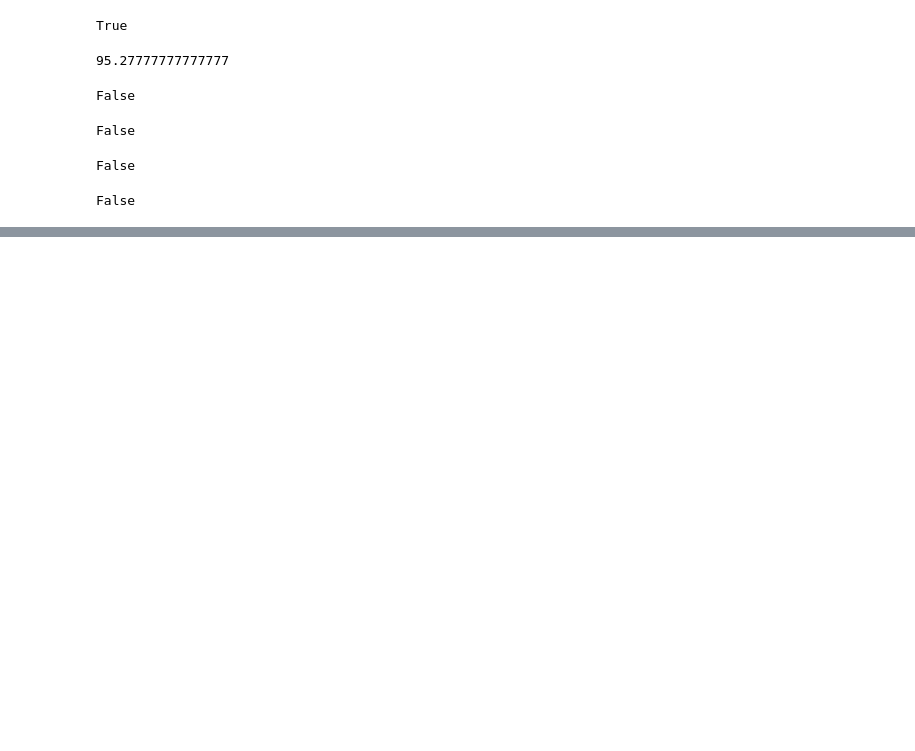
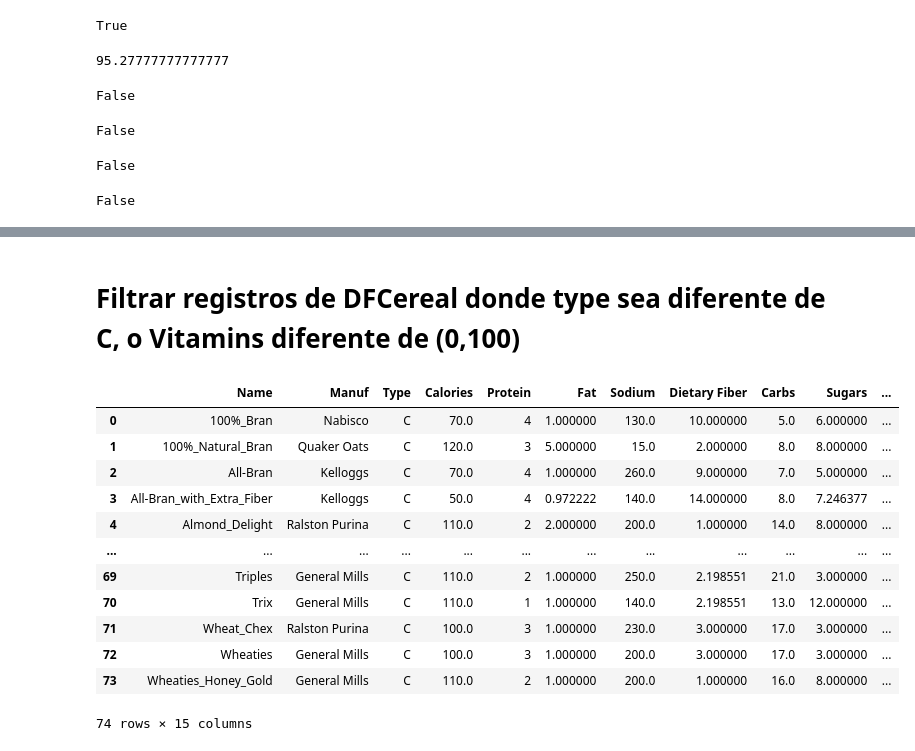
Before and after one commit to Kevin12-0/python-practics, a Jupyter notebook: ejecicios/notebook.ipynb, the cells around one changed output, grey strips where cells are left out. Saved outputs shown, nothing was run; the diff lists cells and outputs as text; code cells hidden in the pictures; blank space fills up the shorter version.

```diff
--- a/ejecicios/notebook.ipynb
+++ b/ejecicios/notebook.ipynb
@@ -502,0 +649,25 @@ False
+# %% [markdown]
+# Filtrar registros de DFCereal donde type sea diferente de C, o Vitamins diferente de (0,100)
+# %%
+mask = (
+    (DFCereal["Type"] != "C")
+    | (DFCereal["Vitamins"] != 0)
+    | (DFCereal["Vitamins"] != 100)
+)
+DFCerealF04 = DFCereal.loc[mask]
+# %%
+DFCerealF04
+# %% [output]
+|  | Name | Manuf | Type | Calories | Protein | Fat | Sodium | Dietary Fiber | Carbs | Sugars | ... |
+| 0 | 100%_Bran | Nabisco | C | 70.0 | 4 | 1.000000 | 130.0 | 10.000000 | 5.0 | 6.000000 | ... |
+| 1 | 100%_Natural_Bran | Quaker Oats | C | 120.0 | 3 | 5.000000 | 15.0 | 2.000000 | 8.0 | 8.000000 | ... |
+| 2 | All-Bran | Kelloggs | C | 70.0 | 4 | 1.000000 | 260.0 | 9.000000 | 7.0 | 5.000000 | ... |
+| 3 | All-Bran_with_Extra_Fiber | Kelloggs | C | 50.0 | 4 | 0.972222 | 140.0 | 14.000000 | 8.0 | 7.246377 | ... |
+| 4 | Almond_Delight | Ralston Purina | C | 110.0 | 2 | 2.000000 | 200.0 | 1.000000 | 14.0 | 8.000000 | ... |
+| ... | ... | ... | ... | ... | ... | ... | ... | ... | ... | ... | ... |
+| 69 | Triples | General Mills | C | 110.0 | 2 | 1.000000 | 250.0 | 2.198551 | 21.0 | 3.000000 | ... |
+| 70 | Trix | General Mills | C | 110.0 | 1 | 1.000000 | 140.0 | 2.198551 | 13.0 | 12.000000 | ... |
+| 71 | Wheat_Chex | Ralston Purina | C | 100.0 | 3 | 1.000000 | 230.0 | 3.000000 | 17.0 | 3.000000 | ... |
+| 72 | Wheaties | General Mills | C | 100.0 | 3 | 1.000000 | 200.0 | 3.000000 | 17.0 | 3.000000 | ... |
+| 73 | Wheaties_Honey_Gold | General Mills | C | 110.0 | 2 | 1.000000 | 200.0 | 1.000000 | 16.0 | 8.000000 | ... |
+74 rows × 15 columns
```
Also changed, not shown: parts of 26 cells of this notebook, 1 other file.
